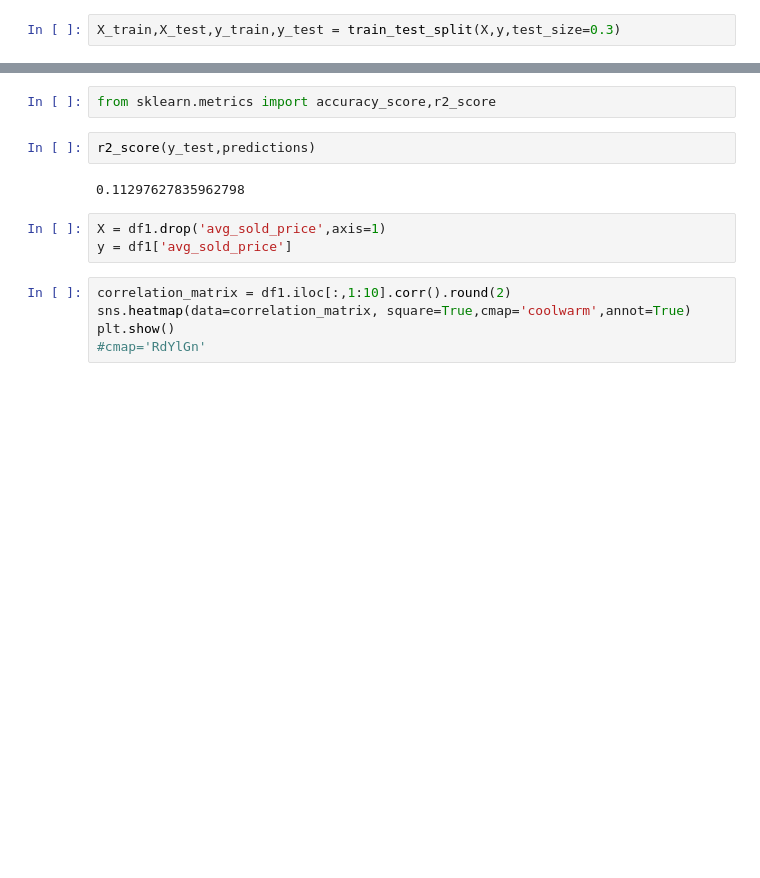
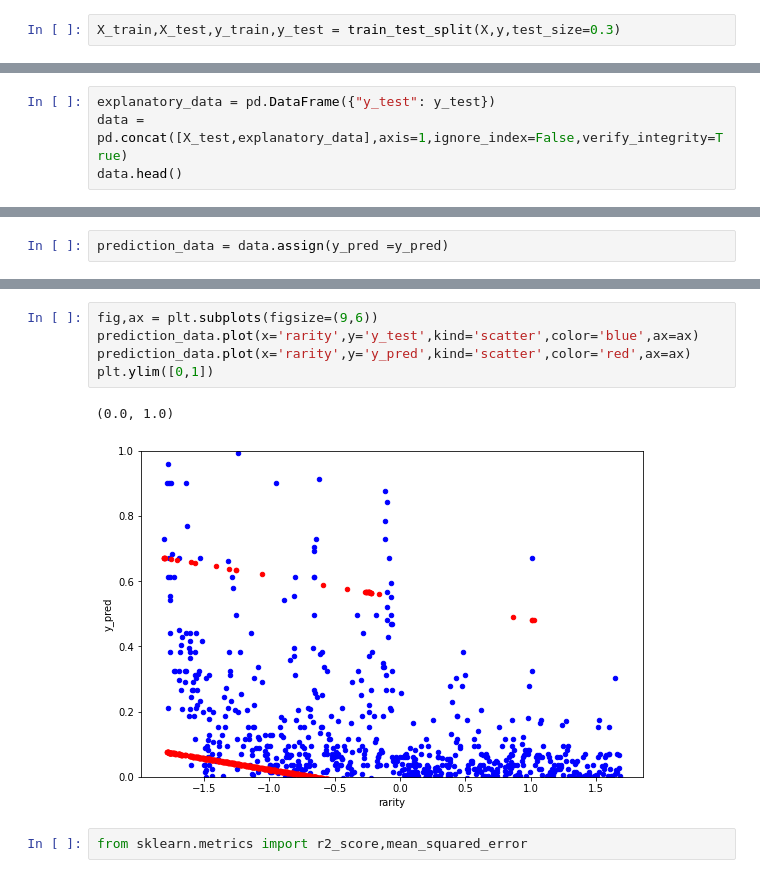
Before and after one commit to ManelForcales/IT_academy_DS_project, a Jupyter notebook: Fase3_ML/Linear_regression.ipynb, the cells around one changed output, grey strips where cells are left out. Drawn from its saved outputs; the diff is of its cells as text; blank space fills up the shorter version.

```diff
--- a/Fase3_ML/Linear_regression.ipynb
+++ b/Fase3_ML/Linear_regression.ipynb
@@ -54,0 +147,4 @@ predictions = reg.predict(X_test)
+# %%
+explanatory_data = pd.DataFrame({"y_test": y_test})
+data = pd.concat([X_test,explanatory_data],axis=1,ignore_index=False,verify_integrity=True)
+data.head()
@@ -54,0 +158,2 @@ predictions = reg.predict(X_test)
+# %%
+prediction_data = data.assign(y_pred =y_pred)
@@ -55,14 +175,10 @@ predictions = reg.predict(X_test)
+# %%
+fig,ax = plt.subplots(figsize=(9,6))
+prediction_data.plot(x='rarity',y='y_test',kind='scatter',color='blue',ax=ax)
+prediction_data.plot(x='rarity',y='y_pred',kind='scatter',color='red',ax=ax)
+plt.ylim([0,1])
+# %% [output]
+(0.0, 1.0)
+[figure, added]
 # %%
-from sklearn.metrics import accuracy_score,r2_score
+from sklearn.metrics import r2_score,mean_squared_error
-# %%
-r2_score(y_test,predictions)
-# %% [output]
-0.11297627835962798
-# %%
-X = df1.drop('avg_sold_price',axis=1)
-y = df1['avg_sold_price']
-# %%
-correlation_matrix = df1.iloc[:,1:10].corr().round(2)
-sns.heatmap(data=correlation_matrix, square=True,cmap='coolwarm',annot=True)
-plt.show()
-#cmap='RdYlGn'
```
Also changed, not shown: parts of 32 cells of this notebook, 3 other files.
